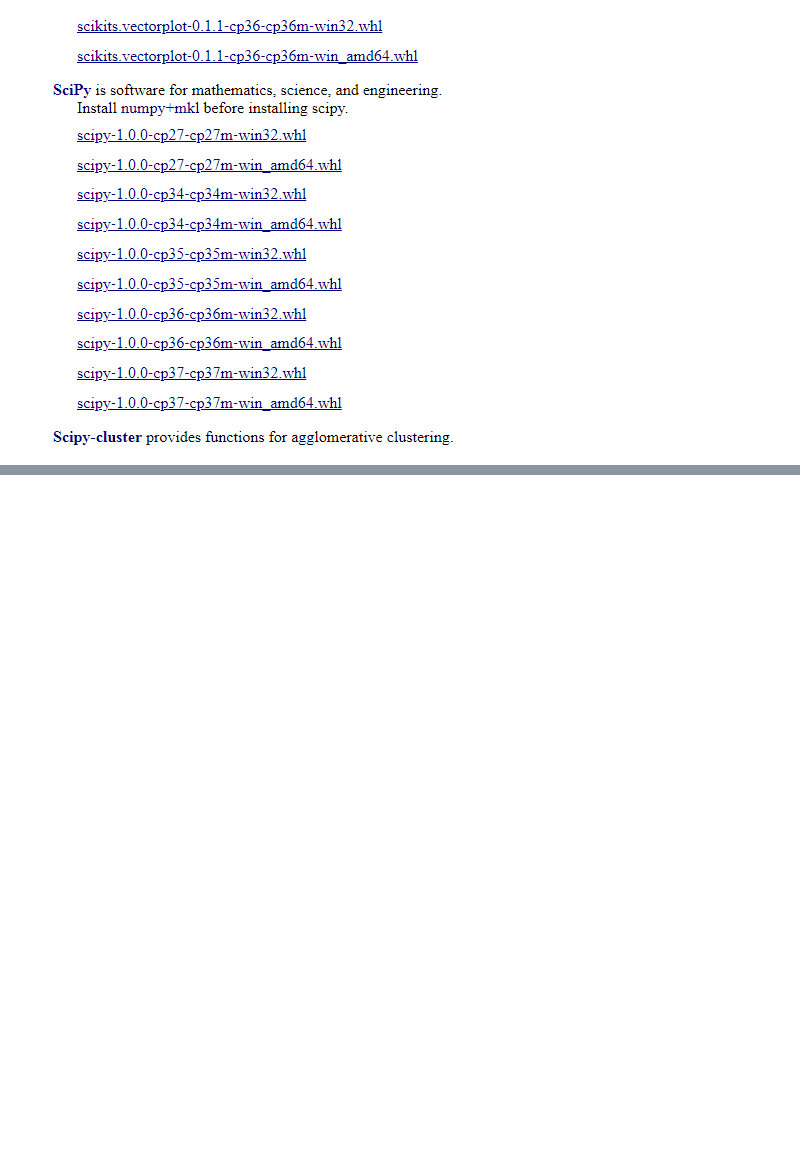
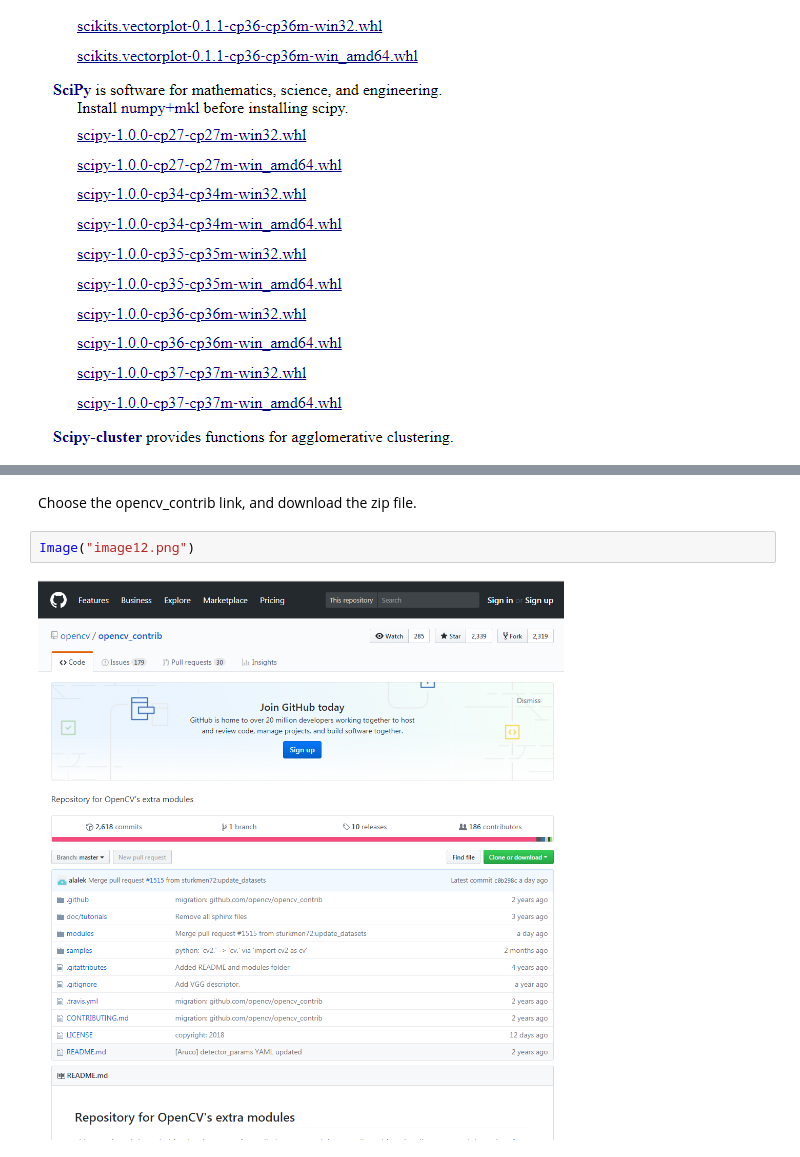
Before and after one commit to cesco345/OpenCV-on-Windows-from-Command-Line, a Jupyter notebook: tutorial1_windows.ipynb, the cells around one changed output, grey strips where cells are left out. Saved outputs shown, nothing was run; the diff lists cells and outputs as text; blank space fills up the shorter version.

```diff
--- a/tutorial1_windows.ipynb
+++ b/tutorial1_windows.ipynb
@@ -61,0 +83,6 @@ Image("image8.png")
+# %% [markdown]
+Choose the opencv_contrib link, and download the zip file.
+# %%
+Image("image12.png")
+# %% [output]
+[figure, added]
```
Also changed, not shown: parts of 13 cells of this notebook.
